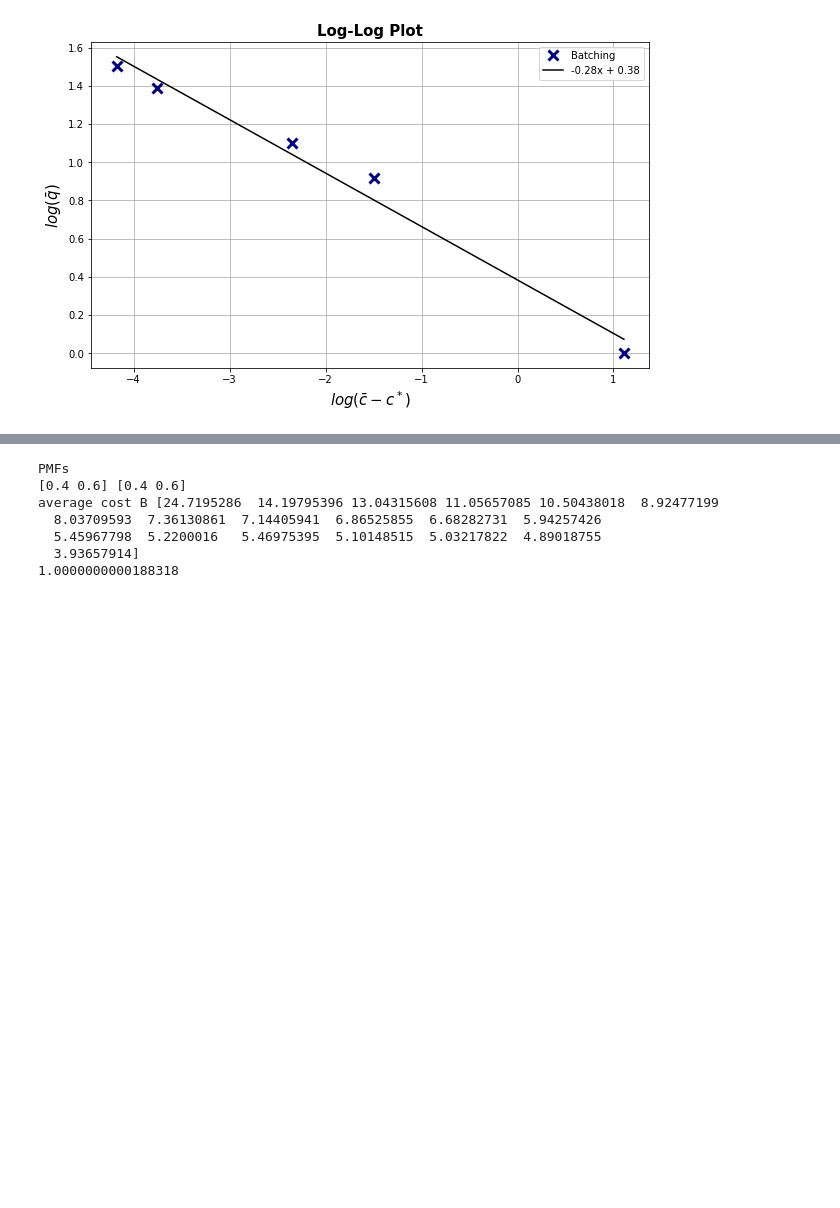
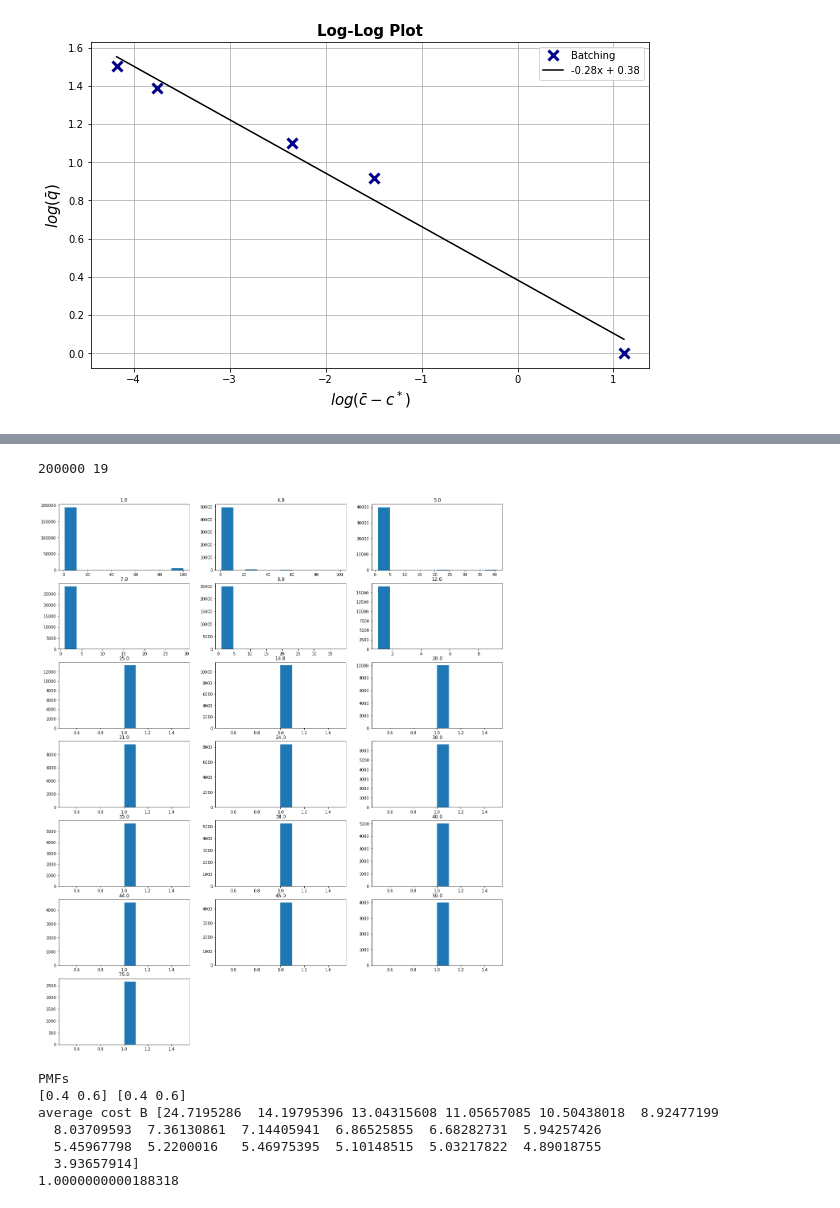
Before and after one commit to mew-two-github/Spatial-Matching-Simulations, a Jupyter notebook: fc_plots.ipynb, the cells around one changed output, grey strips where cells are left out. Saved outputs shown, nothing was run; the diff lists cells and outputs as text; code cells hidden in the pictures; blank space fills up the shorter version.

```diff
--- a/fc_plots.ipynb
+++ b/fc_plots.ipynb
@@ -101,3 +136,21 @@ plt.legend(["Batching", str(round(predict2_2[1],2))+"x + " + str(round(predict2_
+# %%
+r,c = C_paths_B.shape
+print(r,c)
+cost_lists= []
+Tbatches = np.max(Q_paths_B,axis=0)
+for i in range(c):
+    arr = np.delete(C_paths_B[:,i],np.where(C_paths_B[:,i] == 0))
+    cost_lists.append(arr/Tbatches[i])
+# %% [output]
+200000 19
+# %%
+plt.figure(figsize=(20,25))
+for i in range(c):
+    plt.subplot(7,3,i+1)
+    plt.hist(cost_lists[i])
+    plt.title(str(Tbatches[i]))
+# %% [output]
+[figure, added]
 # %%
 file_name = '../fc_2_44_batch.pkl'
 with open(file_name,'rb') as f:
```
Also changed, not shown: parts of 54 cells of this notebook.
